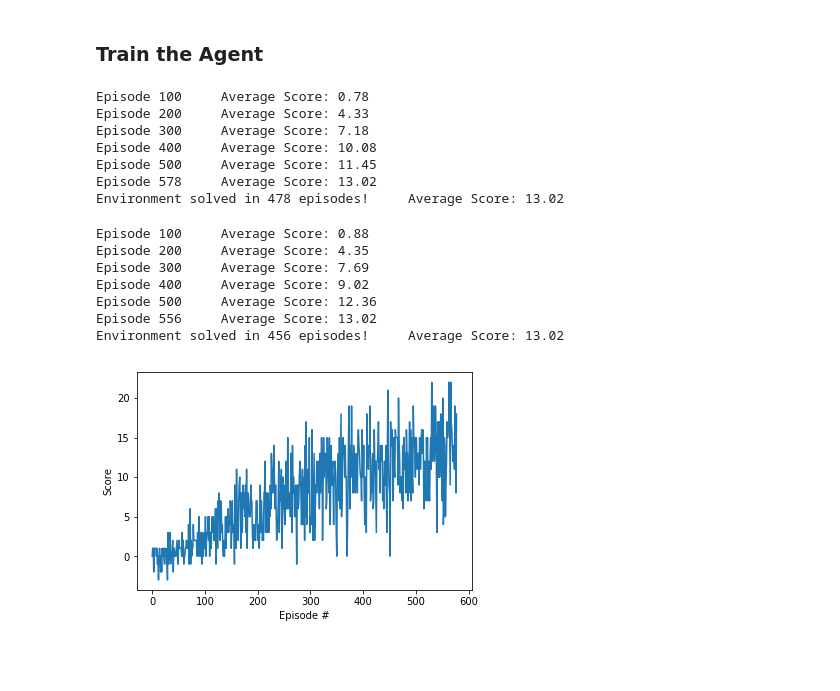
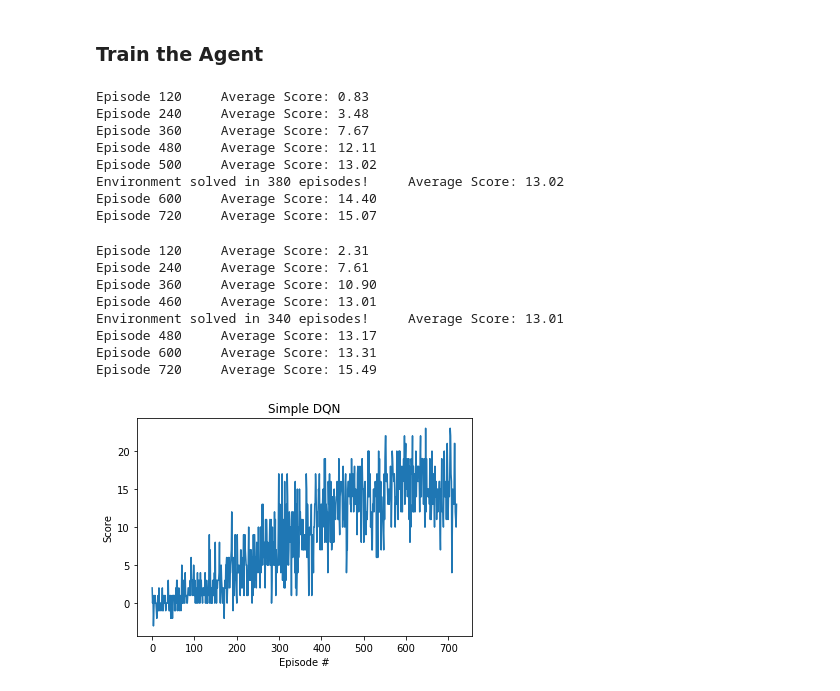
Before and after one commit to nikhil-salodkar/Deep-Q-Navigation, a Jupyter notebook: Navigation.ipynb, the cells around one changed output. Saved outputs shown, nothing was run; the diff lists cells and outputs as text; code cells hidden in the pictures; blank space fills up the shorter version.

Commit message:
created graphs to show performance

```diff
--- a/Navigation.ipynb
+++ b/Navigation.ipynb
@@ -312,7 +312,7 @@ class Agent():
 # %%
 agent = Agent(state_size, action_size, 7)
 # %%
-def train_agent(n_episodes=2000, eps_start=1.0, eps_end=0.01, eps_decay=0.995):
+def train_agent(is_double_dqn=True, n_episodes=720, eps_start=1.0, eps_end=0.01, eps_decay=0.995):
     """Train an agent by iterating episodes
         Params
         ======
@@ -321,9 +321,13 @@ def train_agent(n_episodes=2000, eps_start=1.0, eps_end=0.01, eps_decay=0.995):
             eps_end (float): minimum value of epsilon
             eps_decay (float): multiplicative factor (per episode) for decreasing epsilon
     """
+    checkpoint_name = 'simple_dqn.pth'
+    if is_double_dqn:
+        checkpoint_name = 'with_double_dqn.pth'
     scores = []
-    scores_window = deque(maxlen=100)
+    scores_window = deque(maxlen=120)
     eps = eps_start
+    printed = False
     for i in range(1, n_episodes+1):
         env_info = env.reset(train_mode=True)[brain_name]
         current_state = env_info.vector_observations[0]
@@ -334,7 +338,7 @@ def train_agent(n_episodes=2000, eps_start=1.0, eps_end=0.01, eps_decay=0.995):
             next_state = env_info.vector_observations[0]           # Get the next state from env after action taken
             reward = env_info.rewards[0]                          # Get the reward received
             done = env_info.local_done[0]                         # See if the episode has finished
-            agent.agent_next_step(current_state, action, reward, next_state, done, True) # make the agent learn
+            agent.agent_next_step(current_state, action, reward, next_state, done, is_double_dqn) # make the agent learn
             score += reward
             current_state = next_state
             if done:
@@ -343,43 +347,46 @@ def train_agent(n_episodes=2000, eps_start=1.0, eps_end=0.01, eps_decay=0.995):
         scores.append(score)
         eps = max(eps_end, eps_decay * eps)                       # Decrease epsilon
         print('\rEpisode {}\tAverage Score: {:.2f}'.format(i, np.mean(scores_window)), end="")
-        if i % 100 == 0:
+        if i % 120 == 0:
             print('\rEpisode {}\tAverage Score: {:.2f}'.format(i, np.mean(scores_window)))
-        if np.mean(scores_window)>=13.0:
-            print('\nEnvironment solved in {:d} episodes!\tAverage Score: {:.2f}'.format(i-100, np.mean(scores_window)))
-            torch.save(agent.local_q_network.state_dict(), 'checkpoint.pth')
-            break
+        if np.mean(scores_window) >= 13.0 and printed == False:
+            print('\nEnvironment solved in {:d} episodes!\tAverage Score: {:.2f}'.format(i-120, np.mean(scores_window)))
+            torch.save(agent.local_q_network.state_dict(), checkpoint_name)
+            printed = True
     return scores
 # %%
-scores = train_agent()
+scores = train_agent(is_double_dqn=False)
 # %% [output]
-Episode 100     Average Score: 0.78
-Episode 200     Average Score: 4.33
-Episode 300     Average Score: 7.18
-Episode 400     Average Score: 10.08
-Episode 500     Average Score: 11.45
-Episode 578     Average Score: 13.02
-Environment solved in 478 episodes!     Average Score: 13.02
+Episode 120     Average Score: 0.83
+Episode 240     Average Score: 3.48
+Episode 360     Average Score: 7.67
+Episode 480     Average Score: 12.11
+Episode 500     Average Score: 13.02
+Environment solved in 380 episodes!     Average Score: 13.02
+Episode 600     Average Score: 14.40
+Episode 720     Average Score: 15.07
 # %%
 # using double dqn
 scores = train_agent()
 # %% [output]
-Episode 100     Average Score: 0.88
-Episode 200     Average Score: 4.35
-Episode 300     Average Score: 7.69
-Episode 400     Average Score: 9.02
-Episode 500     Average Score: 12.36
-Episode 556     Average Score: 13.02
-Environment solved in 456 episodes!     Average Score: 13.02
+Episode 120     Average Score: 2.31
+Episode 240     Average Score: 7.61
+Episode 360     Average Score: 10.90
+Episode 460     Average Score: 13.01
+Environment solved in 340 episodes!     Average Score: 13.01
+Episode 480     Average Score: 13.17
+Episode 600     Average Score: 13.31
+Episode 720     Average Score: 15.49
 # %%
 from matplotlib import pyplot as plt
 # %%
-# plot the scores
+# scores for simple dqn
 fig = plt.figure()
 ax = fig.add_subplot(111)
 plt.plot(np.arange(len(scores)), scores)
+plt.title('Simple DQN')
 plt.ylabel('Score')
 plt.xlabel('Episode #')
 plt.show()
 # %% [output]
-[figure, old version]
+[figure, new version]
```
Also changed, not shown: parts of 2 cells of this notebook.
